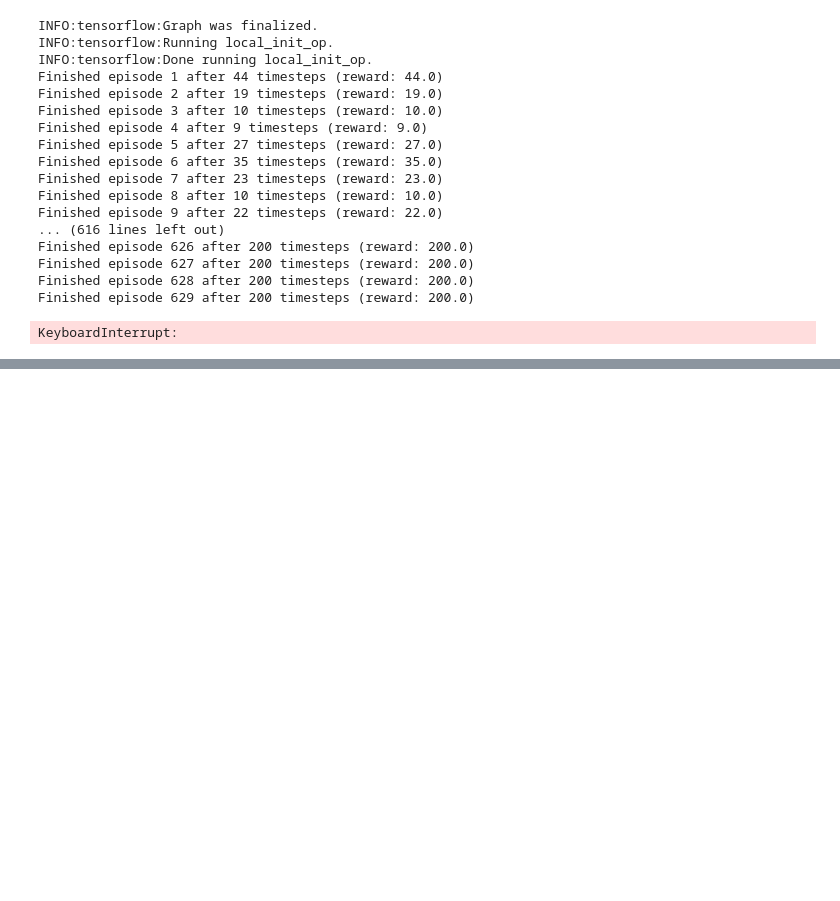
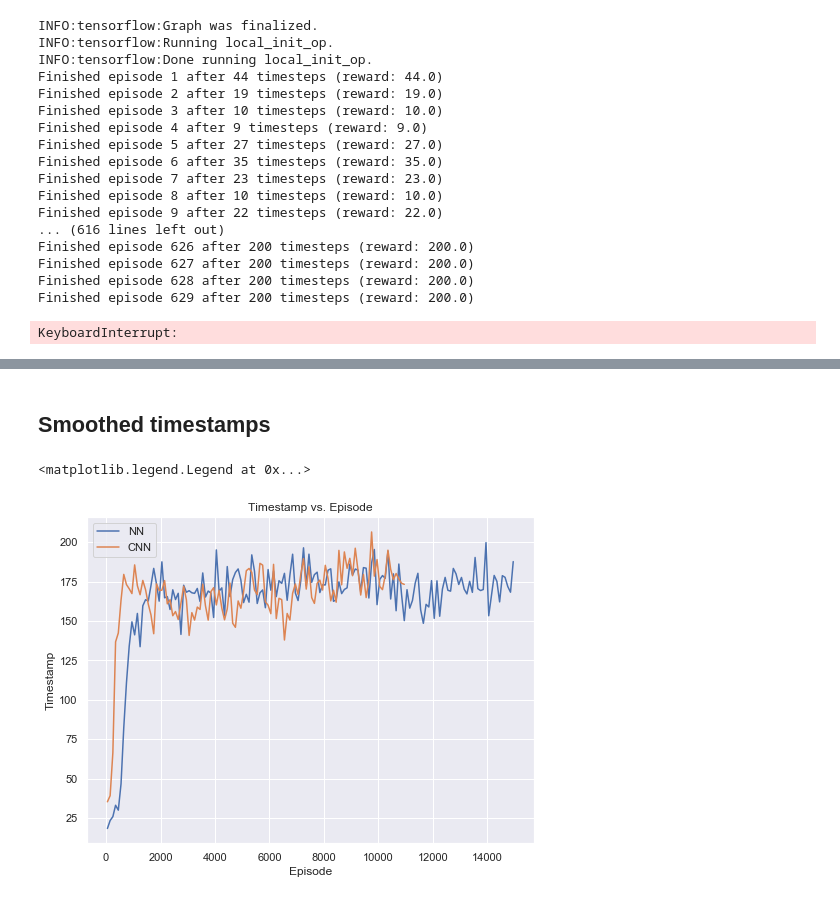
Before and after one commit to minfawang/cs221-pommerman, a Jupyter notebook: playground/notebooks/playground_mw.ipynb, the cells around one changed output, grey strips where cells are left out. Cells and saved outputs as stored; diff of their text form; code cells hidden in the pictures; blank space fills up the shorter version.

```diff
--- a/playground/notebooks/playground_mw.ipynb
+++ b/playground/notebooks/playground_mw.ipynb
@@ -776,0 +851,38 @@ KeyboardInterrupt:
+# %% [markdown]
+## Smoothed timestamps
+# %%
+# Assume the following variables have been instantiated:
+# * episode_recorder
+
+rec = episode_recorder[:15000]
+episodes = [t[0] for t in rec]
+timestamps = [t[1] for t in rec]
+rewards = [t[-1] for t in rec]
+
+
+cnn_episodes = [t[0] for t in cnn_episode_recorder]
+cnn_timestamps = [t[1] for t in cnn_episode_recorder]
+cnn_rewards = [t[-1] for t in cnn_episode_recorder]
+
+
+sns.lineplot(
+    x=group(episodes),
+    y=group(timestamps),
+)
+
+ax = sns.lineplot(
+    x=group(cnn_episodes),
+#     y=group(cnn_timestamps),
+    y=[timestamp + 0.0001 * episode for timestamp, episode in zip(group(cnn_timestamps), group(cnn_episodes))],
+)
+
+ax.set(
+    xlabel='Episode',
+    ylabel='Timestamp',
+    title='Timestamp vs. Episode',
+)
+
+ax.legend(labels=['NN', 'CNN'])
+# %% [output]
+<matplotlib.legend.Legend at 0x...>
+[figure, added]
```
Also changed, not shown: parts of 10 cells of this notebook.
